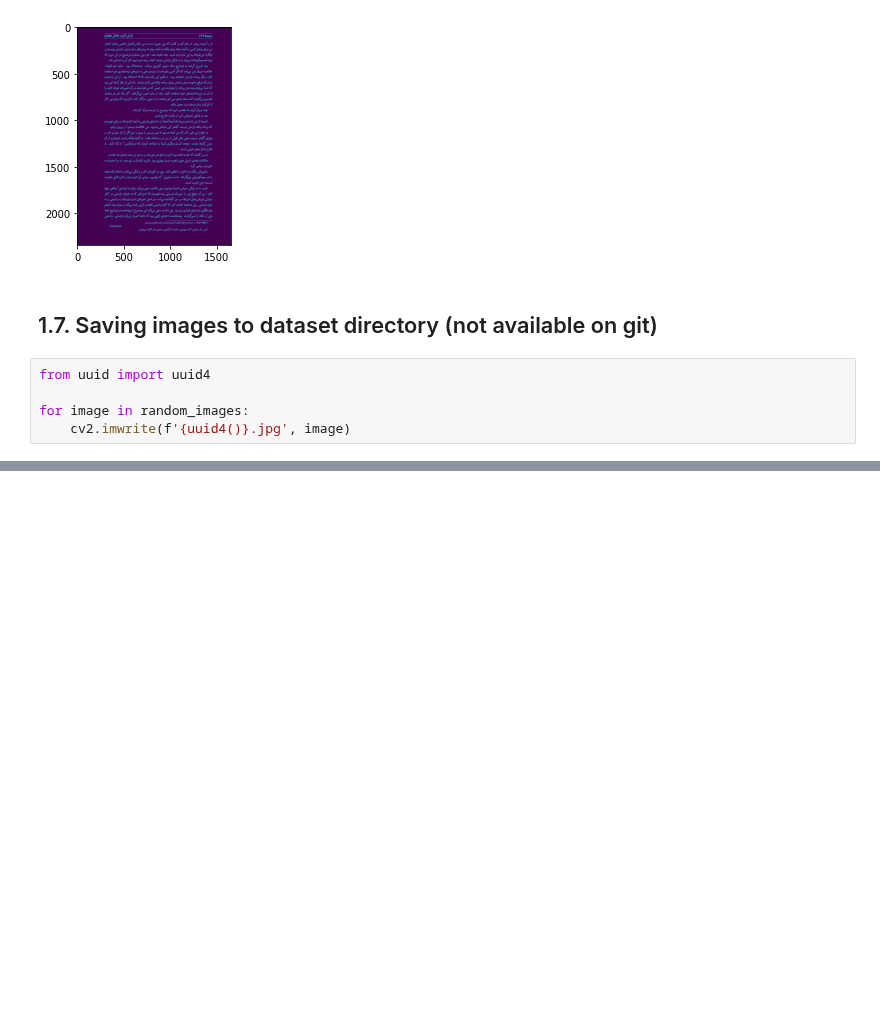
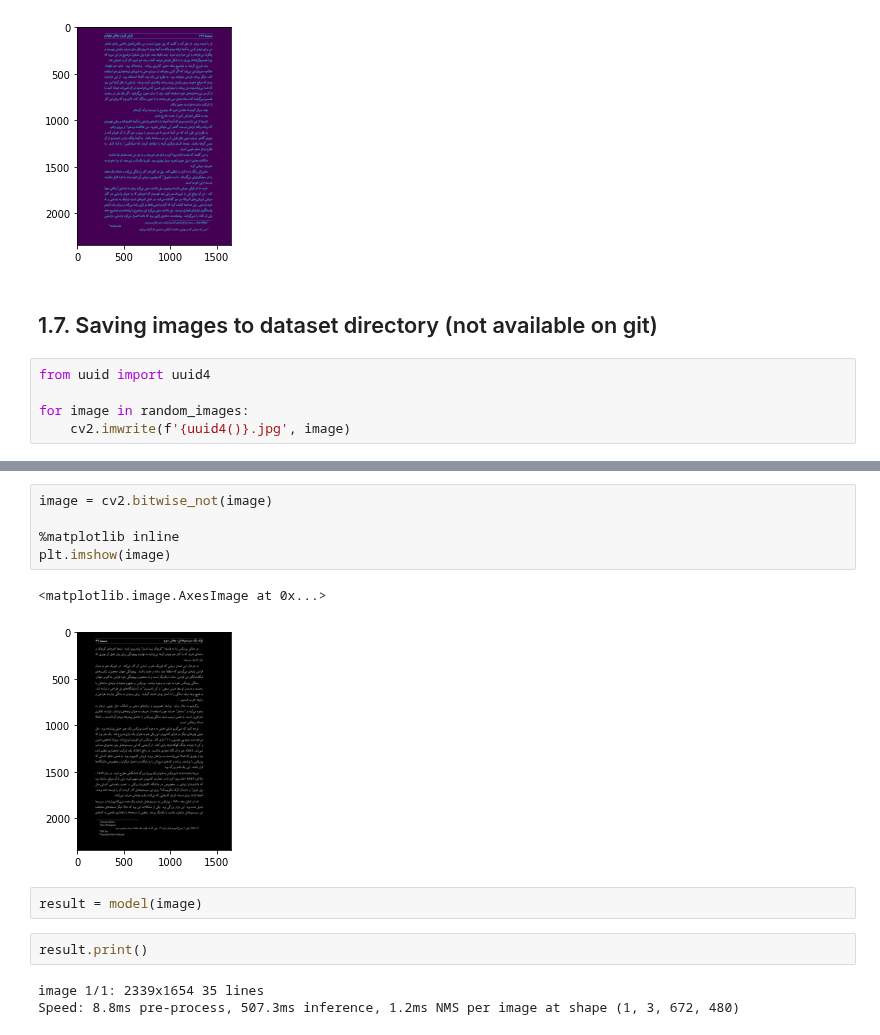
Before and after one commit to prp-e/persian_ocr_project, a Jupyter notebook: word_detection/Word Detection.ipynb, the cells around one changed output, grey strips where cells are left out. Saved outputs shown, nothing was run; the diff lists cells and outputs as text; blank space fills up the shorter version.

Commit message:
Working on the inference

```diff
--- a/word_detection/Word Detection.ipynb
+++ b/word_detection/Word Detection.ipynb
@@ -137,0 +147,15 @@ Adding AutoShape...
+# %%
+image = cv2.bitwise_not(image)
+
+%matplotlib inline
+plt.imshow(image)
+# %% [output]
+<matplotlib.image.AxesImage at 0x...>
+[figure, added]
+# %%
+result = model(image)
+# %%
+result.print()
+# %% [output]
+image 1/1: 2339x1654 35 lines
+Speed: 8.8ms pre-process, 507.3ms inference, 1.2ms NMS per image at shape (1, 3, 672, 480)
```
Also changed, not shown: parts of 18 cells of this notebook.
